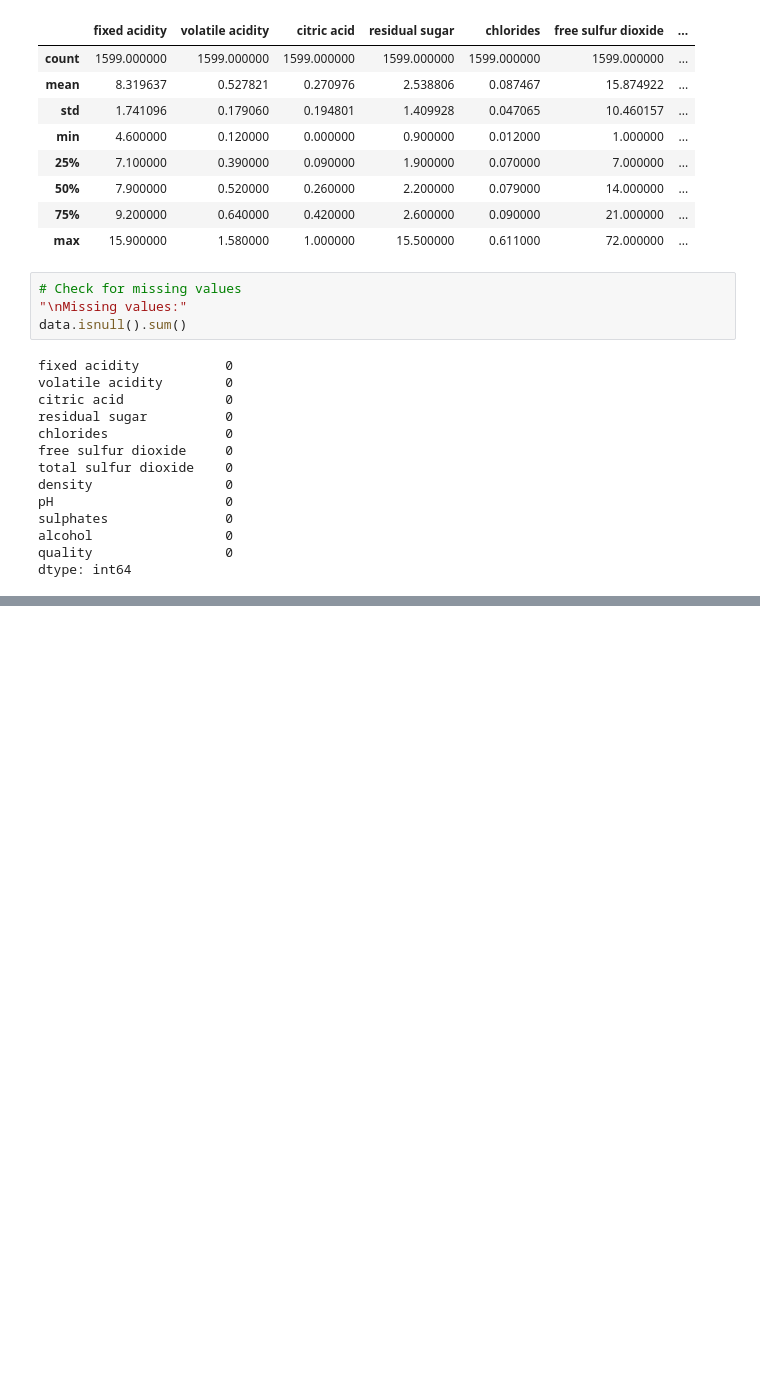
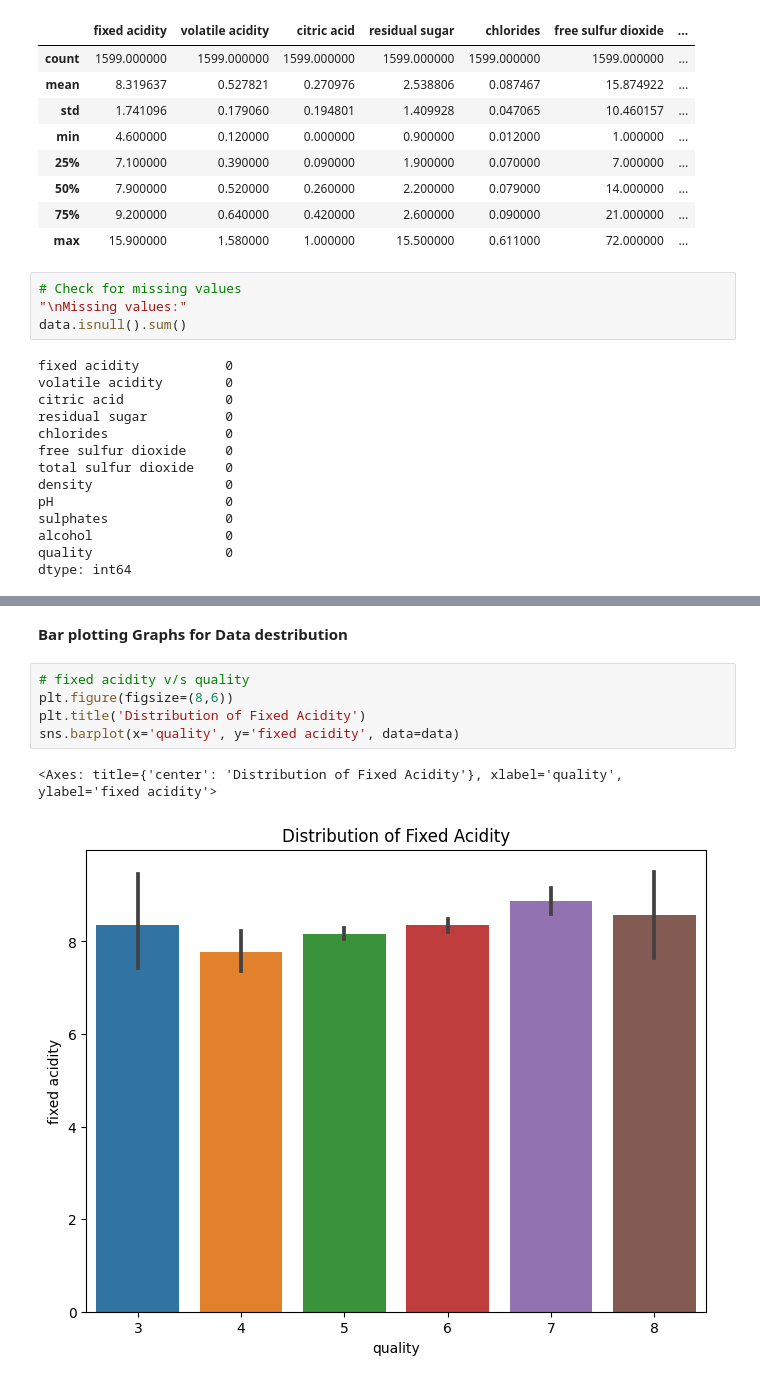
Before and after one commit to debalinasaha63/Data-Science, a Jupyter notebook: Red_wine_quality_prediction.ipynb, the cells around one changed output, grey strips where cells are left out. Saved outputs shown, nothing was run; the diff lists cells and outputs as text; blank space fills up the shorter version.

```diff
--- a/Red_wine_quality_prediction.ipynb
+++ b/Red_wine_quality_prediction.ipynb
@@ -60,0 +134,10 @@ dtype: int64
+# %% [markdown]
+**Bar plotting Graphs for Data destribution**
+# %%
+# fixed acidity v/s quality
+plt.figure(figsize=(8,6))
+plt.title('Distribution of Fixed Acidity')
+sns.barplot(x='quality', y='fixed acidity', data=data)
+# %% [output]
+<Axes: title={'center': 'Distribution of Fixed Acidity'}, xlabel='quality', ylabel='fixed acidity'>
+[figure, added]
```
Also changed, not shown: parts of 21 cells of this notebook.
